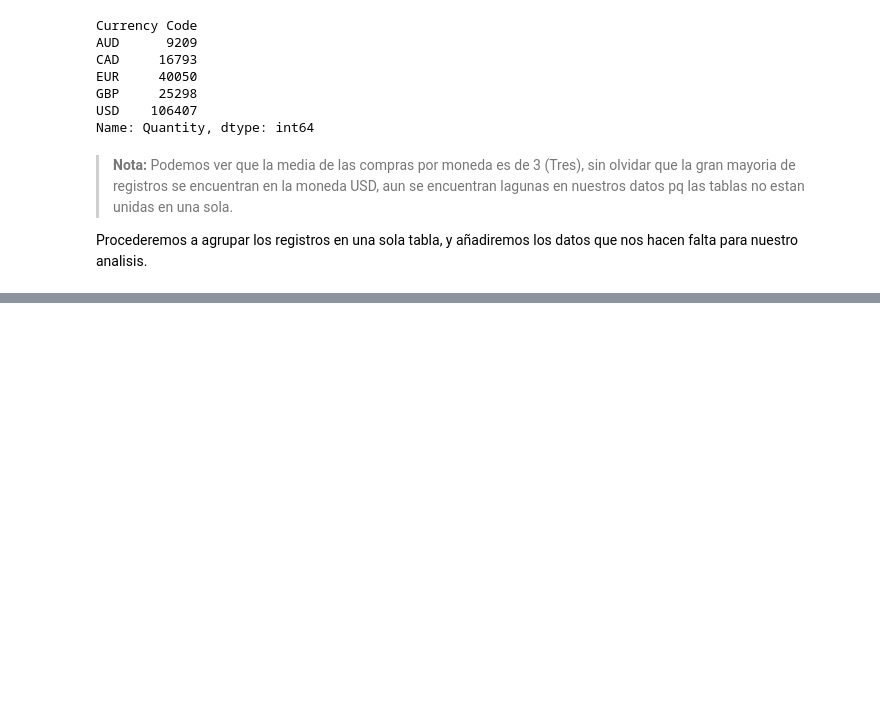
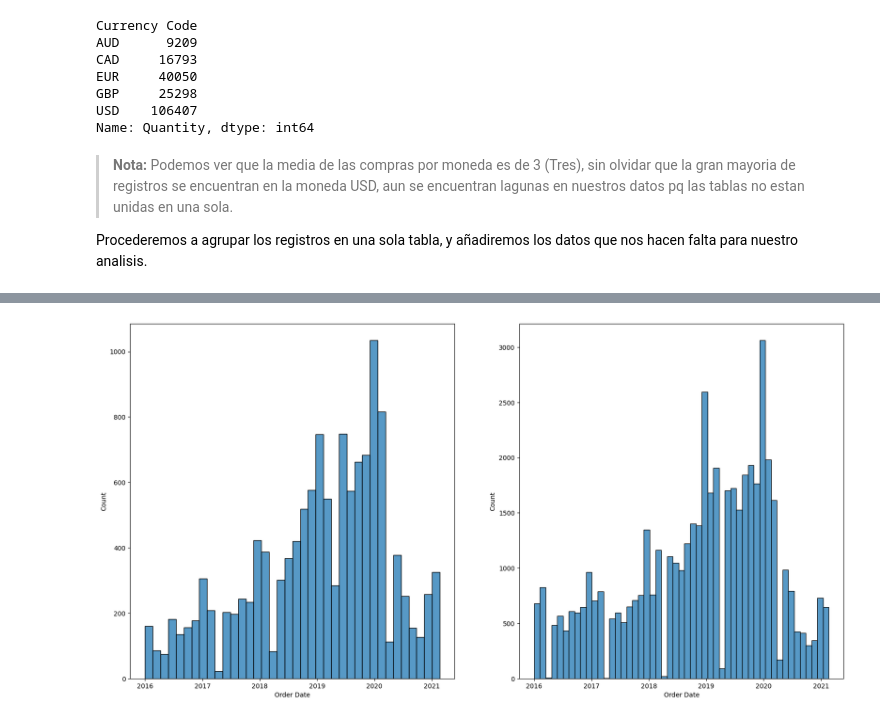
Before and after one commit to AlejoRam05/Bootcamp_Final_Project, a Jupyter notebook: final_proyect.ipynb, the cells around one changed output, grey strips where cells are left out. Cells and saved outputs as stored; diff of their text form; code cells hidden in the pictures; blank space fills up the shorter version.

```diff
--- a/final_proyect.ipynb
+++ b/final_proyect.ipynb
@@ -216,0 +235,3 @@ memory usage: 8.6+ MB
+# %%
+ventas_Tienda0 = ventas.query("StoreKey == 0")
+ventas_tiendas_demas= ventas.query("StoreKey != 0")
@@ -216,0 +300,10 @@ memory usage: 8.6+ MB
+# %%
+# Histograma
+plt.figure(figsize=(20,10))
+plt.subplot(1,2,1)
+sns.histplot(data=ventas_Tienda0, x="Order Date")
+plt.subplot(1,2,2)
+sns.histplot(data=ventas_tiendas_demas, x="Order Date")
+plt.show()
+# %% [output]
+[figure, added]
```
Also changed, not shown: parts of 17 cells of this notebook.
